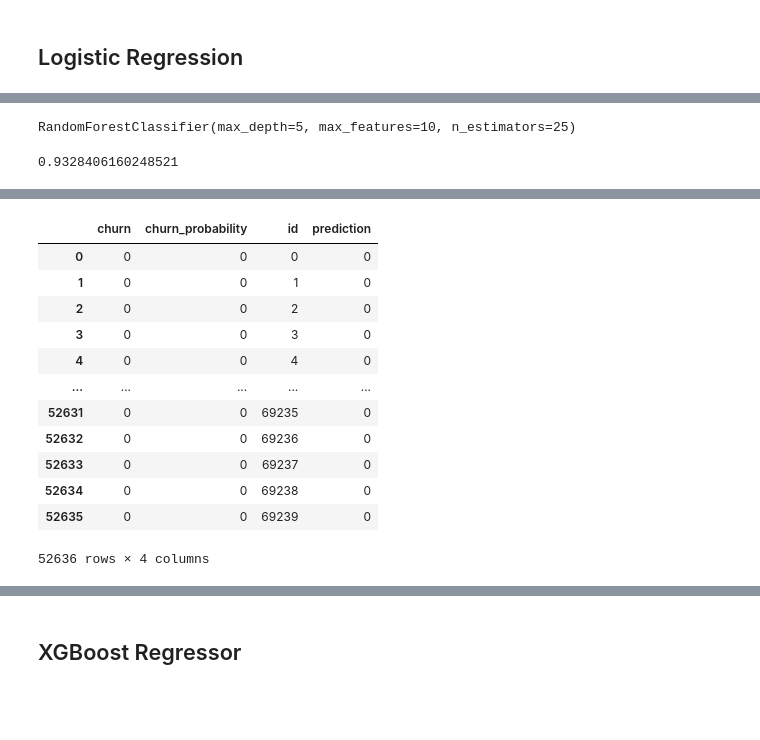
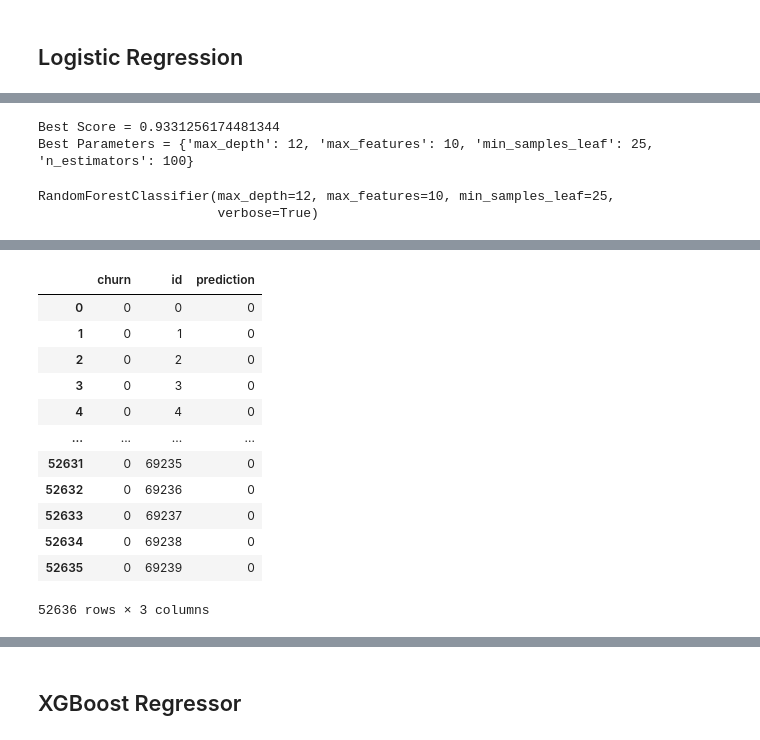
Before and after one commit to rohit-agg/TelecomChurnCaseStudy, a Jupyter notebook: Rohit_Aggarwal.ipynb, the cells around one changed output, grey strips where cells are left out. Drawn from its saved outputs; the diff is of its cells as text; code cells hidden in the pictures; blank space fills up the shorter version.

```diff
--- a/Rohit_Aggarwal.ipynb
+++ b/Rohit_Aggarwal.ipynb
@@ -654,16 +879,17 @@ Recall score =  0.04
 # %%
-# Create random forest and fit data into it
-random_forest = RandomForestClassifier()
+# Initialize Random Forest model in a GridSearch
+# Parameters to tune: n_estimators, max_depth, max_features, min_samples_leaf
+
 params = {
-    "n_estimators": [10, 25, 50, 100],
-    "max_depth": [3, 7, 10, 15],
-    "max_features": [5, 10, 15, 20],
-    "min_samples_leaf": [10, 20, 50, 100]
+    "n_estimators": [50, 75, 100],
+    "max_depth": [7, 10, 12],
+    "max_features": [10, 12, 15],
+    "min_samples_leaf": [20, 25, 35]
 }
-# n_estimators=25, max_depth=10, max_features=15
-grid_search = GridSearchCV(estimator = random_forest,
-                           param_grid = params,
-                           cv = 5,
-                           n_jobs = -1,
-                           scoring = "accuracy")
-grid_search.fit(X_train_data, y_train_data)
+grid_search_random_forest = GridSearchCV(estimator = RandomForestClassifier(verbose = True),
+                                  param_grid = params,
+                                  cv = 4,
+                                  n_jobs = -1,
+                                  scoring = "accuracy",
+                                  verbose = True)
+grid_search_random_forest.fit(X_train_data, y_train_data)
@@ -670,17 +920,17 @@ grid_search.fit(X_train_data, y_train_data)
 # %%
-print("Best Score =", grid_search.best_score_)
-grid_search.best_estimator_
+# Print the best score, parameters and model obtained from grid search
+print("Best Score =", grid_search_random_forest.best_score_)
+print("Best Parameters =", grid_search_random_forest.best_params_)
+random_forest = grid_search_random_forest.best_estimator_
+random_forest
 # %% [output]
-RandomForestClassifier(max_depth=5, max_features=10, n_estimators=25)
+Best Score = 0.9331256174481344
+Best Parameters = {'max_depth': 12, 'max_features': 10, 'min_samples_leaf': 25, 'n_estimators': 100}
+RandomForestClassifier(max_depth=12, max_features=10, min_samples_leaf=25,
+                       verbose=True)
-# %%
-grid_search.best_score_
-# %% [output]
-0.9328406160248521
 # %%
 # Prepare dataframe containing actual churn and churn prediction obtained from the model
-y_train_data_pred = forest_result.predict(X_train_data)
-y_train_data_pred = pd.DataFrame({ 'churn': y_train_data.values, 'churn_probability': y_train_data_pred })
-y_train_data_pred['id'] = y_train_data.index
-y_train_data_pred['prediction'] = y_train_data_pred.churn_probability.map(lambda prob: 1 if prob > 0.5 else 0)
+y_train_data_pred = random_forest.predict(X_train_data)
+y_train_data_pred = pd.DataFrame({ 'churn': y_train_data.values, 'id': y_train_data.index, 'prediction': y_train_data_pred })
 y_train_data_pred
 # %% [output]
@@ -687,14 +938,14 @@ y_train_data_pred
-|  | churn | churn_probability | id | prediction |
-| 0 | 0 | 0 | 0 | 0 |
-| 1 | 0 | 0 | 1 | 0 |
-| 2 | 0 | 0 | 2 | 0 |
-| 3 | 0 | 0 | 3 | 0 |
-| 4 | 0 | 0 | 4 | 0 |
-| ... | ... | ... | ... | ... |
-| 52631 | 0 | 0 | 69235 | 0 |
-| 52632 | 0 | 0 | 69236 | 0 |
-| 52633 | 0 | 0 | 69237 | 0 |
-| 52634 | 0 | 0 | 69238 | 0 |
-| 52635 | 0 | 0 | 69239 | 0 |
+|  | churn | id | prediction |
+| 0 | 0 | 0 | 0 |
+| 1 | 0 | 1 | 0 |
+| 2 | 0 | 2 | 0 |
+| 3 | 0 | 3 | 0 |
+| 4 | 0 | 4 | 0 |
+| ... | ... | ... | ... |
+| 52631 | 0 | 69235 | 0 |
+| 52632 | 0 | 69236 | 0 |
+| 52633 | 0 | 69237 | 0 |
+| 52634 | 0 | 69238 | 0 |
+| 52635 | 0 | 69239 | 0 |
-52636 rows × 4 columns
+52636 rows × 3 columns
 # %%
```
Also changed, not shown: parts of 54 cells of this notebook, 10 other files.
